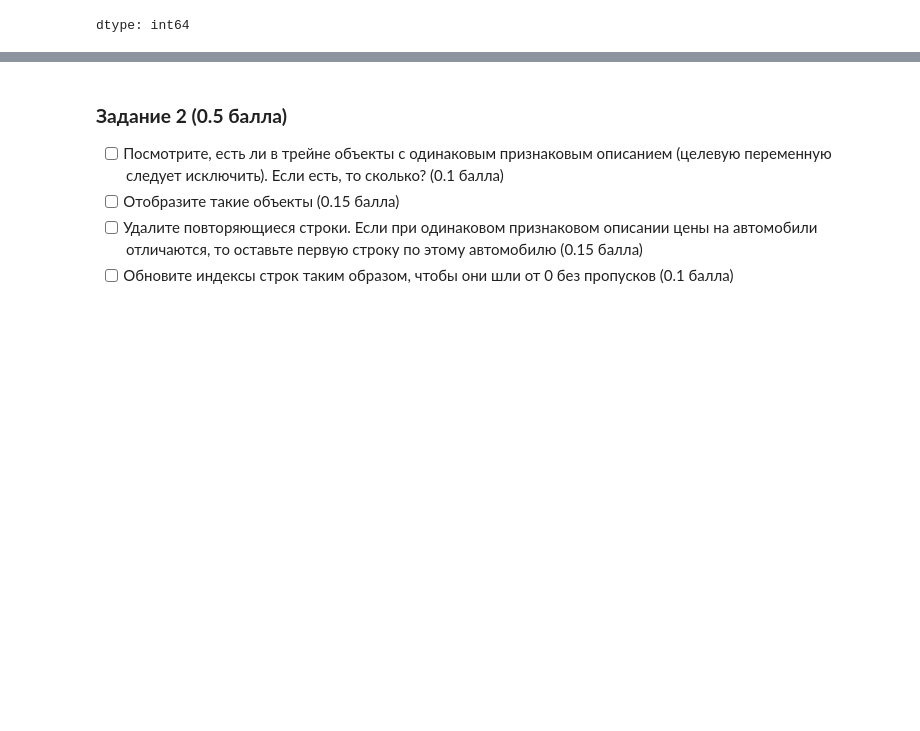
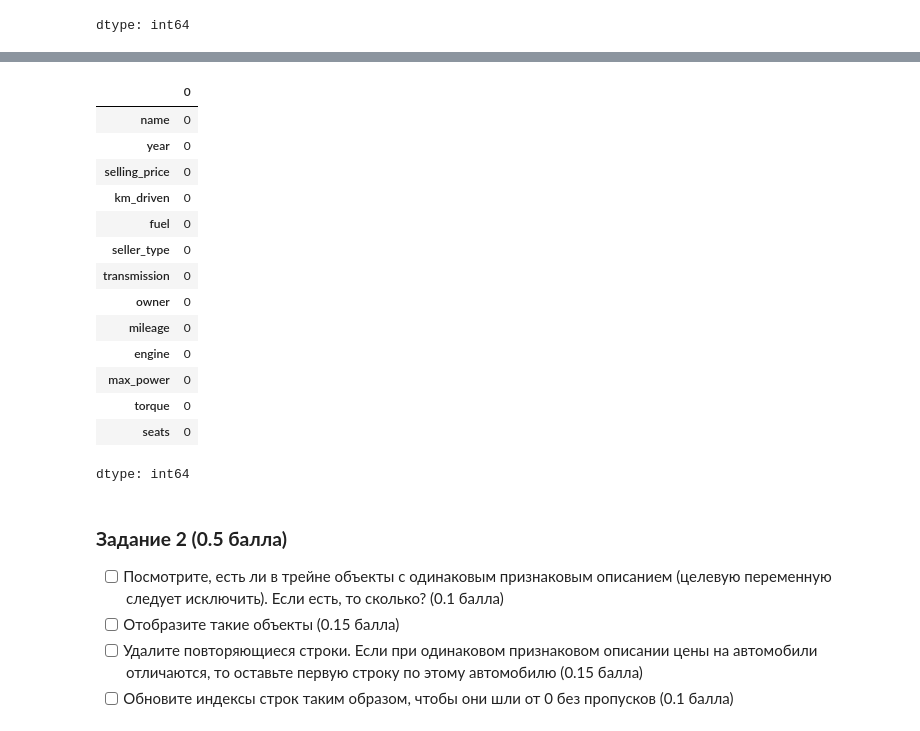
Before and after one commit to VladislavTokarev02/AI_ML_homework, a Jupyter notebook: Hometasks/Base/AI_HW1_Regression_with_inference_base.ipynb, the cells around one changed output, grey strips where cells are left out. Saved outputs shown, nothing was run; the diff lists cells and outputs as text; code cells hidden in the pictures; blank space fills up the shorter version.

```diff
--- a/Hometasks/Base/AI_HW1_Regression_with_inference_base.ipynb
+++ b/Hometasks/Base/AI_HW1_Regression_with_inference_base.ipynb
@@ -204,3 +240,23 @@ dtype: int64
+# %%
+df_test = df_test.fillna('median')
+# %%
+df_test.isna().sum()
+# %% [output]
+|  | 0 |
+| name | 0 |
+| year | 0 |
+| selling_price | 0 |
+| km_driven | 0 |
+| fuel | 0 |
+| seller_type | 0 |
+| transmission | 0 |
+| owner | 0 |
+| mileage | 0 |
+| engine | 0 |
+| max_power | 0 |
+| torque | 0 |
+| seats | 0 |
+dtype: int64
 # %% [markdown]
 ### **Задание 2 (0.5 балла)**
 
```
Also changed, not shown: parts of 22 cells of this notebook.
